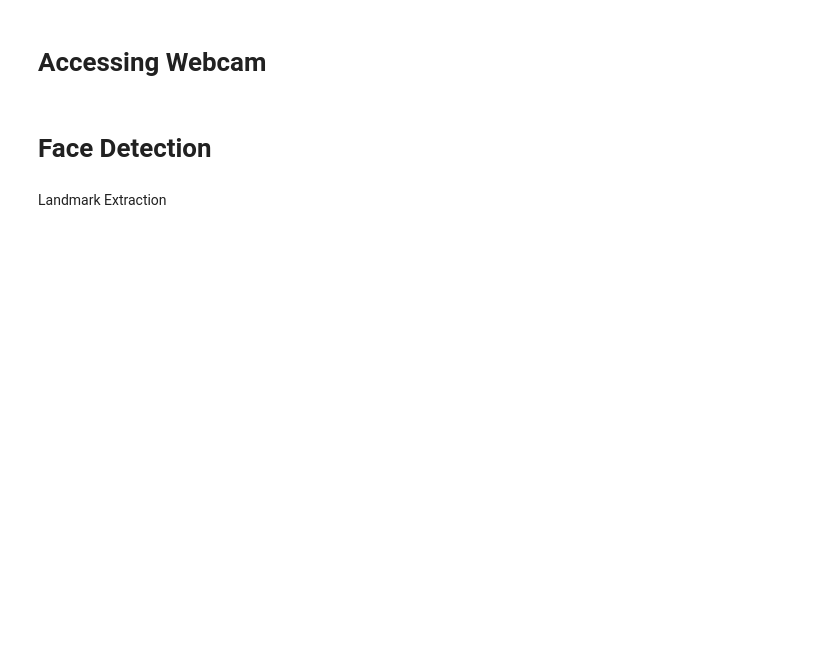
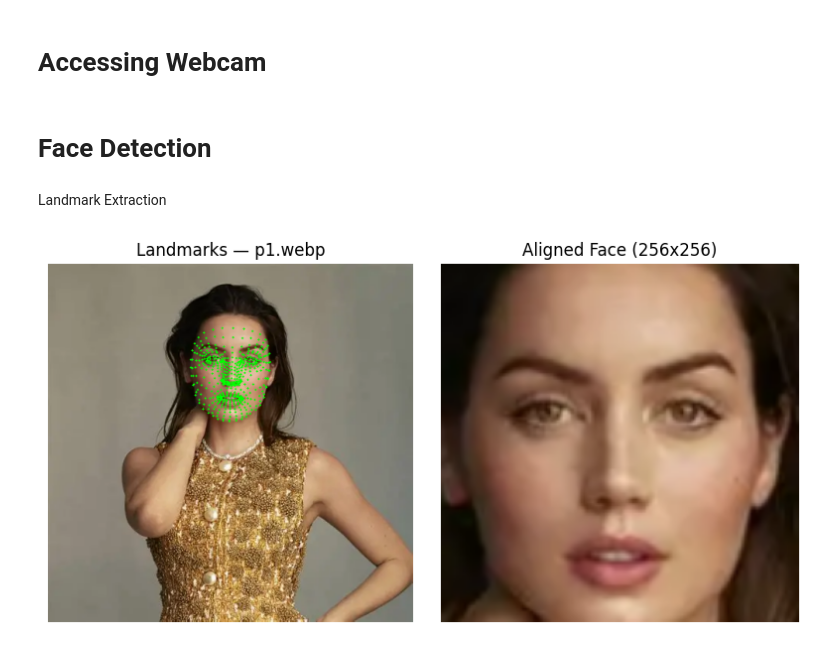
Before and after one commit to UmymaM/ml-dl-cv-fundamentals, a Jupyter notebook: face-detection/face_detection.ipynb, the cells around one changed output. Saved outputs shown, nothing was run; the diff lists cells and outputs as text; code cells hidden in the pictures; blank space fills up the shorter version.

Commit message:
cropped and aligned faces

```diff
--- a/face-detection/face_detection.ipynb
+++ b/face-detection/face_detection.ipynb
@@ -115,3 +101,98 @@ while True:
 cap.release()
 detector.close()
 cv2.destroyAllWindows()
+# %%
+# Haar cascade for face detetction
+face_cascade=cv2.CascadeClassifier(cv2.data.haarcascades + "haarcascade_frontalface_default.xml")
+base_options = python.BaseOptions(model_asset_path=model_path)
+options = vision.FaceLandmarkerOptions(
+    base_options=base_options,
+    num_faces=1,
+    min_face_detection_confidence=0.2,
+    min_tracking_confidence=0.2
+)
+detector = vision.FaceLandmarker.create_from_options(options)
+# %%
+def align_faces(image,left_eye,right_eye):
+    dx=right_eye[0]-left_eye[0]
+    dy=right_eye[1]-left_eye[1]
+    angle=np.degrees(np.arctan2(dy,dx))
+    center=((left_eye[0]+right_eye[0])//2, (left_eye[1]+right_eye[1])//2)
+    m=cv2.getRotationMatrix2D(center,angle,1)
+    rotated=cv2.warpAffine(image,m,(image.shape[1],image.shape[0]))
+    return rotated
+# %%
+images = os.listdir("images")[:4]
+
+for i, file in enumerate(images):
+    path = os.path.join("images", file)
+    # using imdecode instead of imread since our folder has images with webp extension aswell
+    img = cv2.imdecode(np.fromfile(path, dtype=np.uint8), cv2.IMREAD_COLOR)
+
+    rgb  = cv2.cvtColor(img, cv2.COLOR_BGR2RGB)
+    gray = cv2.cvtColor(img, cv2.COLOR_BGR2GRAY)
+
+    # running mediapipe on full image
+    mp_image = Image(image_format=ImageFormat.SRGB, data=rgb)
+    results  = detector.detect(mp_image)
+
+    h_img, w_img = rgb.shape[:2]
+    points = []
+    for lm in results.face_landmarks[0]:
+        px = int(lm.x * w_img)
+        py = int(lm.y * h_img)
+        points.append((px, py))
+
+    left_eye  = points[33]
+    right_eye = points[263]
+
+    # aligning full img
+    aligned_full = align_faces(rgb, left_eye=left_eye, right_eye=right_eye)
+
+    # drawing landmarks on original for visualization
+    vis = rgb.copy()
+    for (px, py) in points:
+        cv2.circle(vis, (px, py), 1, (0, 255, 0), -1)
+
+    # try haar crop on aligned image
+    gray_aligned = cv2.cvtColor(aligned_full, cv2.COLOR_RGB2GRAY)
+    haar_faces   = face_cascade.detectMultiScale(gray_aligned, 1.3, 5)
+
+    if len(haar_faces) == 0:
+        cx = (left_eye[0] + right_eye[0]) // 2
+        cy = (left_eye[1] + right_eye[1]) // 2
+        eye_dist  = int(np.linalg.norm(np.array(right_eye) - np.array(left_eye)))
+        crop_size = int(eye_dist * 3.5)
+        x1 = max(cx - crop_size // 2, 0)
+        y1 = max(cy - crop_size // 2, 0)
+        x2 = min(cx + crop_size // 2, w_img)
+        y2 = min(cy + crop_size // 2, h_img)
+        face_crop = aligned_full[y1:y2, x1:x2]
+    else:
+        x, y, w, h = haar_faces[0]
+        face_crop  = aligned_full[y:y+h, x:x+w]
+
+    if face_crop.size == 0:
+        print(f"Empty crop: {file}")
+        continue
+
+    face_crop = cv2.resize(face_crop, (256, 256))
+    save_path = os.path.join("aligned_faces", f"aligned_{i:02d}_{file.split('.')[0]}.jpg")
+    cv2.imwrite(save_path, cv2.cvtColor(face_crop, cv2.COLOR_RGB2BGR))
+
+    plt.figure(figsize=(8, 4))
+    plt.subplot(1, 2, 1)
+    plt.title(f"Landmarks — {file}")
+    plt.imshow(vis)
+    plt.axis("off")
+    plt.subplot(1, 2, 2)
+    plt.title("Aligned Face (256x256)")
+    plt.imshow(face_crop)
+    plt.axis("off")
+    plt.tight_layout()
+    plt.show()
+
+detector.close()
+print("Task Completed")
+# %% [output]
+[figure, added]
```
Also changed, not shown: parts of 6 cells of this notebook.
